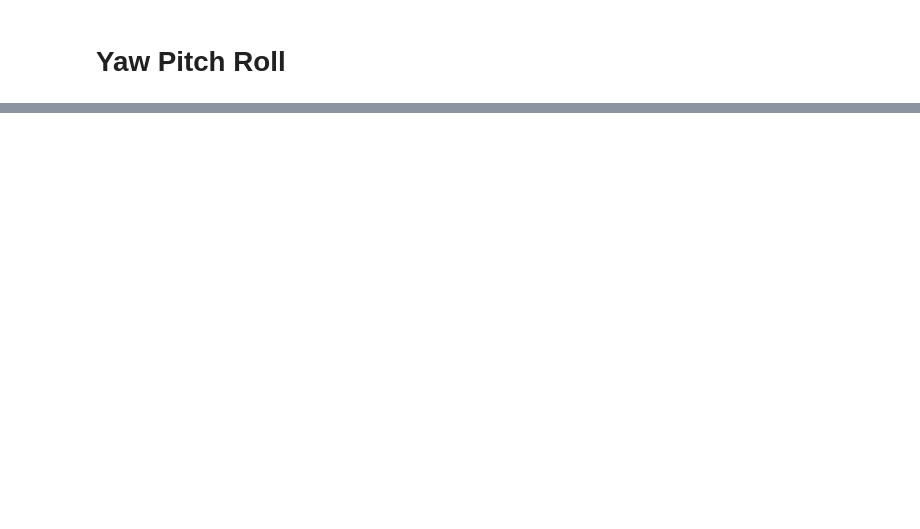
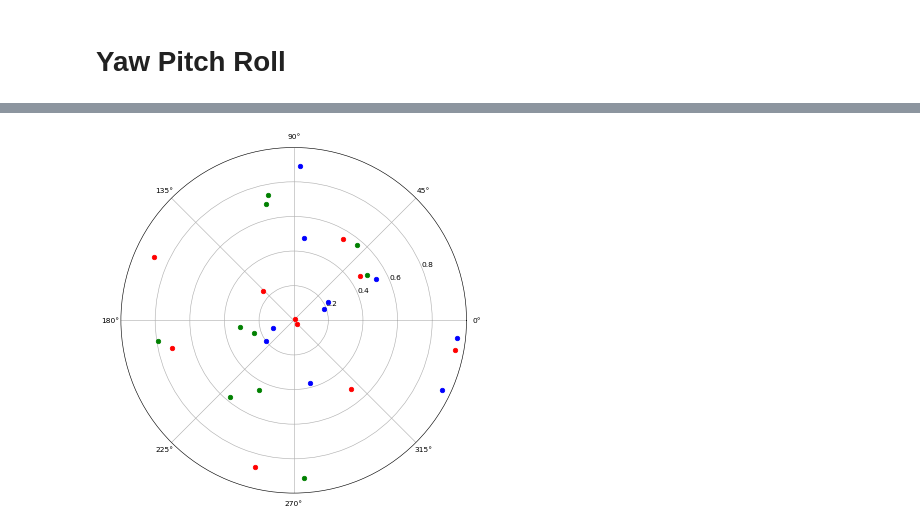
Before and after one commit to tombarba/BalanceBoar, a Jupyter notebook: Propricezione.ipynb, the cells around one changed output, grey strips where cells are left out. Saved outputs shown, nothing was run; the diff lists cells and outputs as text; code cells hidden in the pictures; blank space fills up the shorter version.

```diff
--- a/Propricezione.ipynb
+++ b/Propricezione.ipynb
@@ -173,0 +386,35 @@ serial.serialutil.SerialException: device reports readiness to read but returned
+# %%
+import matplotlib.pyplot as plt
+from matplotlib.backends.backend_tkagg import FigureCanvasTkAgg
+import tkinter as tk
+import numpy as np
+
+class Application(tk.Frame):
+    def __init__(self, master=None):
+        tk.Frame.__init__(self,master)
+        self.createWidgets()
+
+    def createWidgets(self):
+        fig=plt.figure(figsize=(8,8))
+        ax=fig.add_axes([0.1,0.1,0.8,0.8],polar=True)
+        canvas=FigureCanvasTkAgg(fig,master=root)
+        canvas.get_tk_widget().grid(row=0,column=1)
+        canvas.draw()
+
+        self.plotbutton=tk.Button(master=root, text="plot", command=lambda: self.plot(canvas,ax))
+        self.plotbutton.grid(row=0,column=0)
+
+    def plot(self,canvas,ax):
+        c = ['r','b','g']  # plot marker colors
+        ax.clear()         # clear axes from previous plot
+        for i in range(3):
+            theta = np.random.uniform(0,360,10)
+            r = np.random.uniform(0,1,10)
+            ax.plot(theta,r,linestyle="None",marker='o', color=c[i])
+            canvas.draw()
+
+root=tk.Tk()
+app=Application(master=root)
+app.mainloop()
+# %% [output]
+[figure, added]
```
Also changed, not shown: parts of 12 cells of this notebook, 9 other files.
